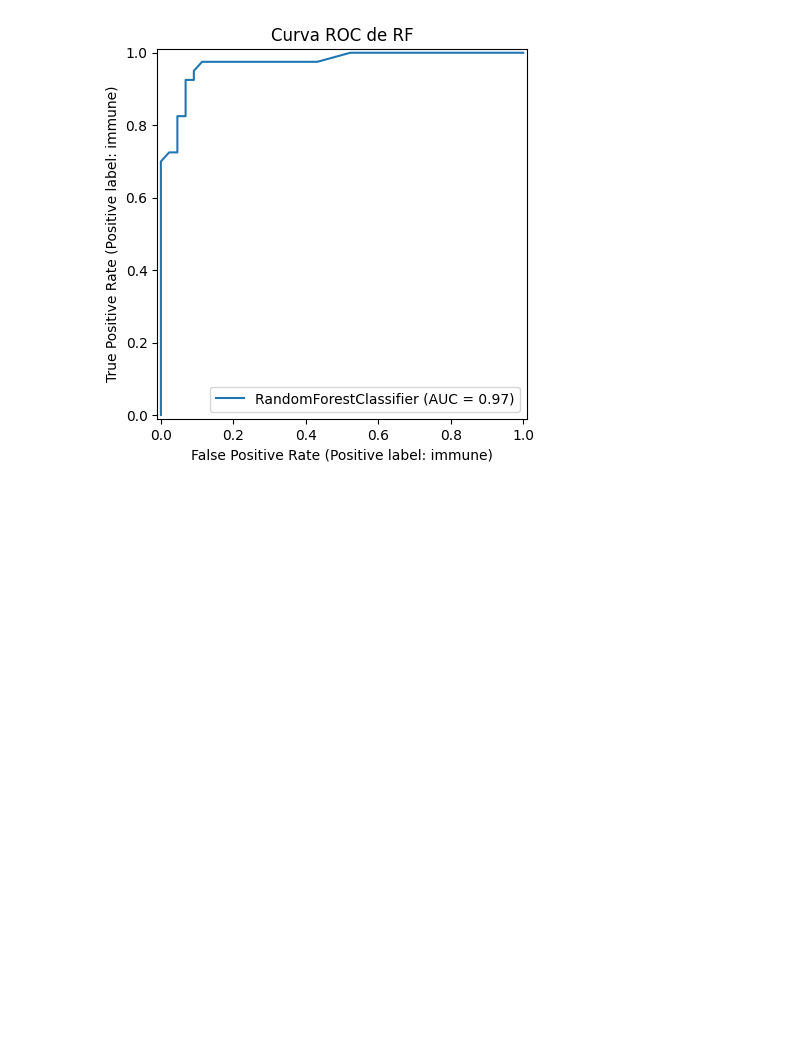
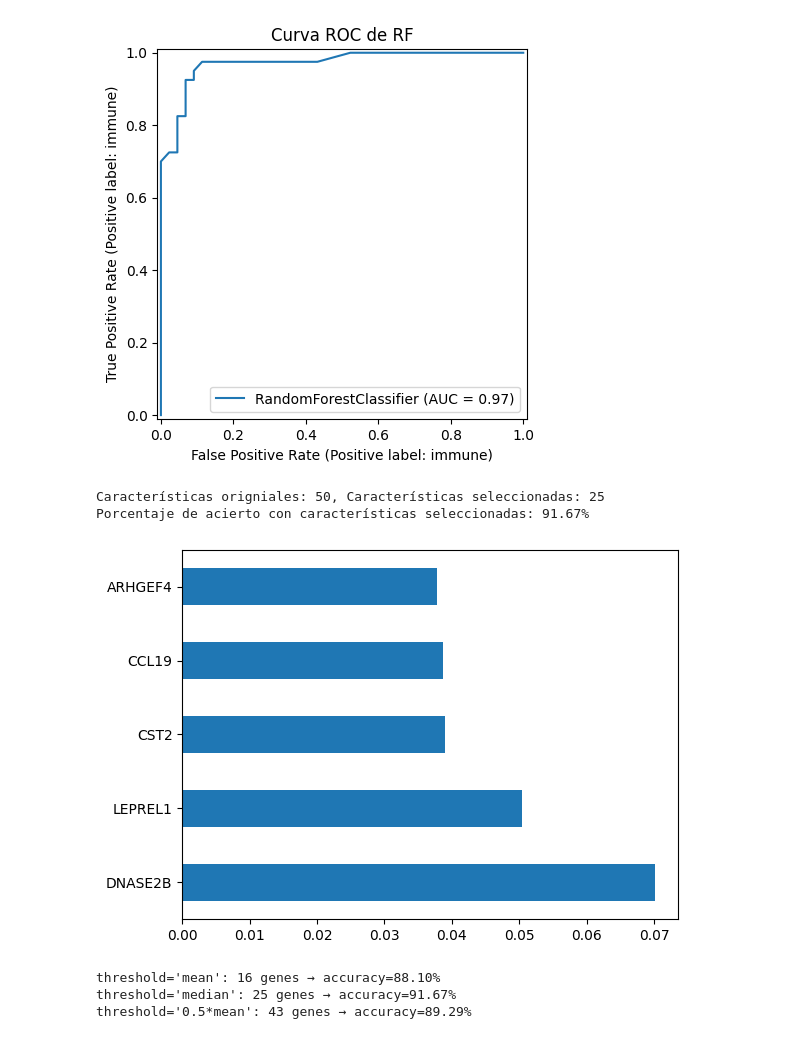
Before and after one commit to EnriGF/Proyecto_ML, a Jupyter notebook: RandomForest.ipynb, the cells around one changed output. Saved outputs shown, nothing was run; the diff lists cells and outputs as text; code cells hidden in the pictures; blank space fills up the shorter version.

Commit message:
Características y reentreno

```diff
--- a/RandomForest.ipynb
+++ b/RandomForest.ipynb
@@ -79,3 +79,44 @@ weighted avg       0.92      0.92      0.92        84
 F1-score para RF: 0.91
 AUC para RF: 0.97
 [figure]
+# %%
+#Selección de características y ranking de importancia
+from sklearn.feature_selection import SelectFromModel
+
+importancia = rf.feature_importances_
+pd.Series(importancia, index=X_train.columns).nlargest(5).plot(kind='barh')
+
+#Se transforma el conjunto de entrenamiento y test con las características seleccionadas
+fs = SelectFromModel(rf, prefit=True, threshold='median') #Seleccionamos las características con importancia mayor a la mediana
+X_train_fs = fs.transform(X_train)
+X_test_fs = fs.transform(X_test)
+print(f"\nCaracterísticas origniales: {X_train.shape[1]}, Características seleccionadas: {X_train_fs.shape[1]}")
+
+rf_fs = RandomForestClassifier(random_state=42) #Reentrenamos el modelo con las características seleccionadas
+rf_fs.fit(X_train_fs, y_train.squeeze())
+
+y_pred_fs = rf_fs.predict(X_test_fs)
+acc_fs = accuracy_score(y_test, y_pred_fs)
+print("Porcentaje de acierto con características seleccionadas: {:.2f}%".format(acc_fs*100))
+# %% [output]
+Características origniales: 50, Características seleccionadas: 25
+Porcentaje de acierto con características seleccionadas: 91.67%
+[figure, added]
+# %%
+#Comparación de diferentes umbrales de selección de características
+#Esto me permite ver cómo varía la precisión del modelo al variar el número de genes seleccionados
+#Por este motivo, en la linea de código anterior se ha seleccionado 'median' como umbral,
+#presentando un número razonable de genes y la mejor precisión.
+for threshold in ["mean", "median", "0.5*mean"]:
+    fs_tmp = SelectFromModel(rf, prefit=True, threshold=threshold)
+    n_features = fs_tmp.transform(X_train).shape[1]
+    X_tr = fs_tmp.transform(X_train)
+    X_te = fs_tmp.transform(X_test)
+    rf_tmp = RandomForestClassifier(random_state=42)
+    rf_tmp.fit(X_tr, y_train.values.ravel())
+    acc_tmp = accuracy_score(y_test.values.ravel(), rf_tmp.predict(X_te))
+    print(f"threshold='{threshold}': {n_features} genes → accuracy={acc_tmp*100:.2f}%")
+# %% [output]
+threshold='mean': 16 genes → accuracy=88.10%
+threshold='median': 25 genes → accuracy=91.67%
+threshold='0.5*mean': 43 genes → accuracy=89.29%
```
